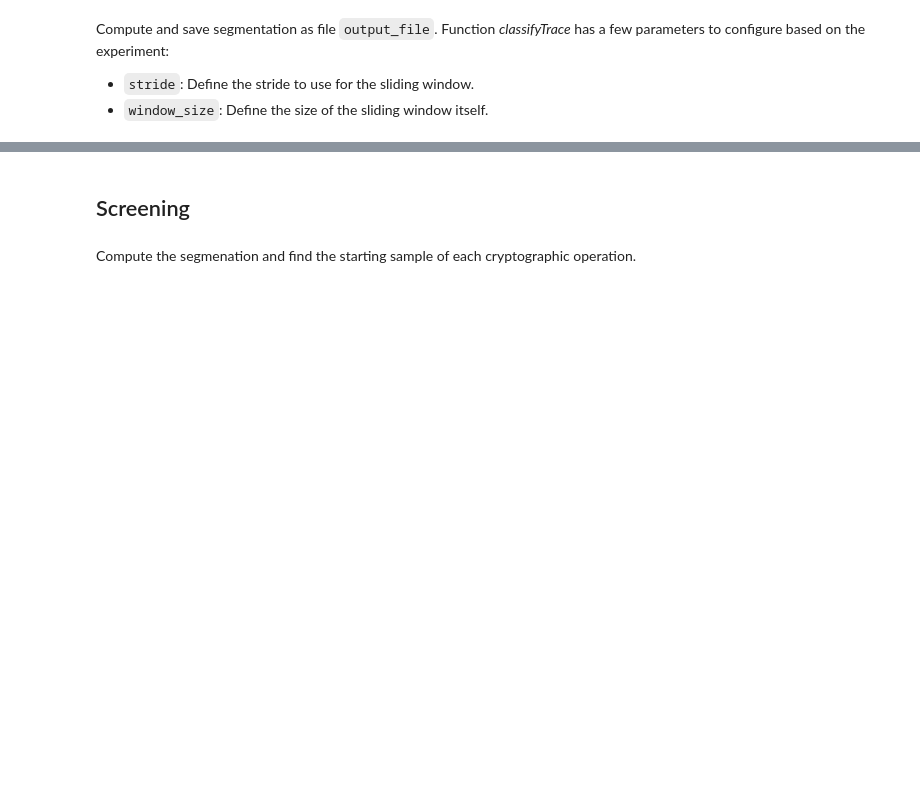
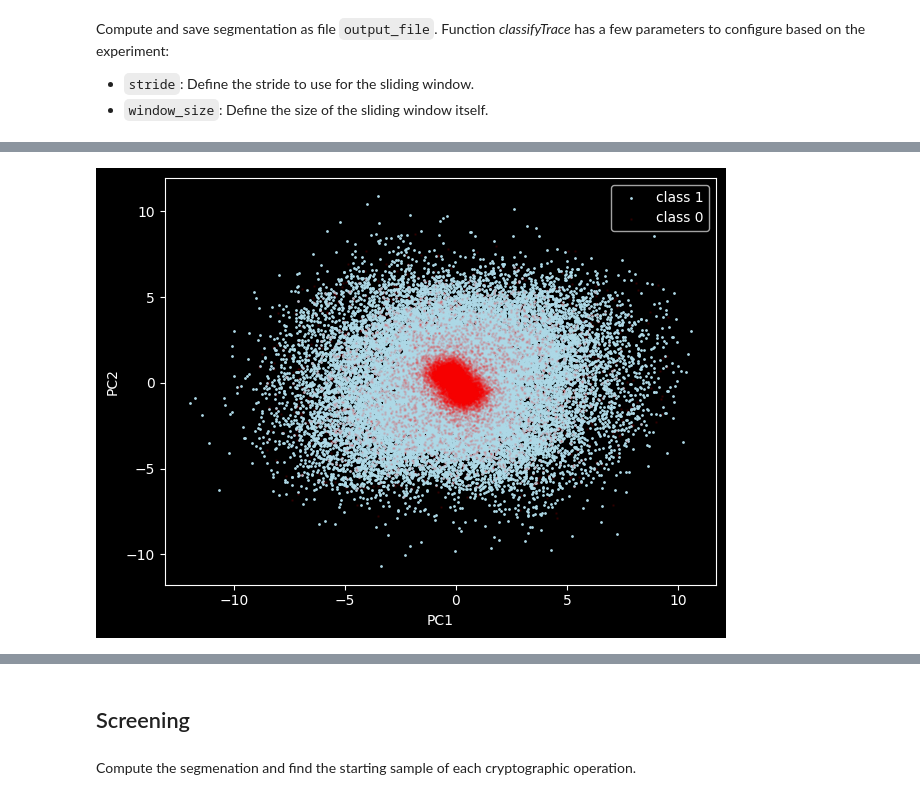
Before and after one commit to Sarius2009/unsupervised_chameleon, a Jupyter notebook: unsupervised_chameleon_segmentation.ipynb, the cells around one changed output, grey strips where cells are left out. Saved outputs shown, nothing was run; the diff lists cells and outputs as text; code cells hidden in the pictures; blank space fills up the shorter version.

Commit message:
- Updated Autoencoder - Now using Radial Classifier - First successful detections

```diff
--- a/unsupervised_chameleon_segmentation.ipynb
+++ b/unsupervised_chameleon_segmentation.ipynb
@@ -28,11 +3,9 @@ hint: See PEP 668 for the detailed specification.
 # %%
 import importlib
-import multiprocessing
+from time import time
 import numpy as np
-from tqdm.auto import tqdm
 from matplotlib import pyplot as plt
 from tsfresh.feature_extraction.settings import (
-    MinimalFCParameters,
     EfficientFCParameters,
 )
 
@@ -53,22 +26,25 @@ fc_params.pop('query_similarity_count', None) # Often not applicable
 fc_params.pop('augmented_dickey_fuller', None)
 fc_params.pop('number_cwt_peaks', None)
 fc_params.pop('agg_linear_trend', None)
-fc_params.pop('change_quantiles', None) # Checked again from here
+fc_params.pop('change_quantiles', None)
 fc_params.pop('lempel_ziv_complexity', None)
 fc_params.pop('permutation_entropy', None)
+
 
 window_size = 10_000
 stride = 50 #50
 
+
 #vectorizer = vectorization.TSFreshVectorizer(fc_params=fc_params, n_jobs=min(int(multiprocessing.cpu_count()/1.2), 64))
-vectorizer = vectorization.AutoencoderVectorizer(window_size=window_size, latent_dim=32,  include_latent=True)
-classifier = classification.KMeansClassifier(n_clusters=9)
+vectorizer = vectorization.AutoencoderVectorizer(window_size=window_size, base_lr=2e-4, lr_decay= 0.7)
+#classifier = classification.KMeansClassifier(n_clusters=2)
+classifier = classification.RadialThresholdClassifier()
 # %%
 dataset = 'BASE'
 chunk = 1
 
-chameleon_file = f"datasets/{dataset}/chameleon_base_chunk_{chunk}.h5"
-output_file = "temporary_files/output_file.npy"
+chameleon_file = f"datasets/{dataset}/chameleon_{dataset.lower()}_chunk_{chunk}.h5"
+output_file = "temporary_files/classification_file.npy"
 
 batch_size = vectorizer.batch_data_points//window_size
 # %% [markdown]
@@ -111,0 +56,76 @@ Feature dimension after pipeline: 344/653
+# %%
+start = time()
+scores = classifyTrace_unsupervised(
+    trace_file=chameleon_file,
+    vectorizer=vectorizer,
+    classifier=classifier,
+    stride=stride,
+    window_size=window_size,
+    epochs=2,
+    tmp_folder = "temporary_files",
+    batch_size=batch_size, # Bigger batch size hit's the memory limit of th docker
+    stored_features_path = 'autoencoder_features/DFS' # Remove or none to extract new features, path in temporary_files otherwise
+)
+end = time()
+with open("time.txt", "w") as f:
+    f.write(str((end-start)//60))
+
+'''
+Recon error
+Base: 0.021
+'''
+
+'''
+2 comp:
+0 size 6006936 p(class0) 0.00022407430343855835 p(class1) 0.9997759256965615
+1 size 5814056 p(class0) 8.87504351523274e-05 p(class1) 0.9999112495648477
+2 size 6455150 p(class0) 2.6025731392763918e-05 p(class1) 0.9999739742686072
+3 size 12078656 p(class0) 0.33602587903819764 p(class1) 0.6639741209618024
+4 size 6380900 p(class0) 7.209014402357034e-06 p(class1) 0.9999927909855977
+5 size 6210734 p(class0) 0.00012381789334400733 p(class1) 0.999876182106656
+Precicion: 0.9959936509625992
+Recall: 0.9304698827782123
+F1: 0.9621174447076606
+Balanced accuracy: 0.9472808027939308
+Cluster-to-class mapping: {0: 1, 1: 1, 2: 1, 3: 0, 4: 1, 5: 1}
+
+3dim radial:
+Precicion: 0.9966852363689124
+Recall: 0.8812903934975598
+F1: 0.9354425046974395
+Balanced accuracy: 0.9265917460740738
+
+Ground truth threshholds:
+0.6:
+Precicion: 0.9901
+Recall: 0.9110
+F1: 0.9489
+Balanced accuracy: 0.9174
+
+0.5:
+Precicion: 0.9972
+Recall: 0.9223
+F1: 0.9583
+Balanced accuracy: 0.9486
+
+0.45
+Precicion: 0.9980
+Recall: 0.9226
+F1: 0.9588
+Balanced accuracy: 0.9522
+
+0.4:
+Precicion: 0.9982
+Recall: 0.9214
+F1: 0.9582
+Balanced accuracy: 0.9524
+
+0.35
+Precicion: 0.9983
+Recall: 0.9200
+F1: 0.9576
+Balanced accuracy: 0.9520
+'''
+
+saveClassification(scores, output_file)
+# %% [output]
@@ -111,0 +133 @@ Feature dimension after pipeline: 344/653
+[figure, added]
```
Also changed, not shown: parts of 13 cells of this notebook, 4 other files.
